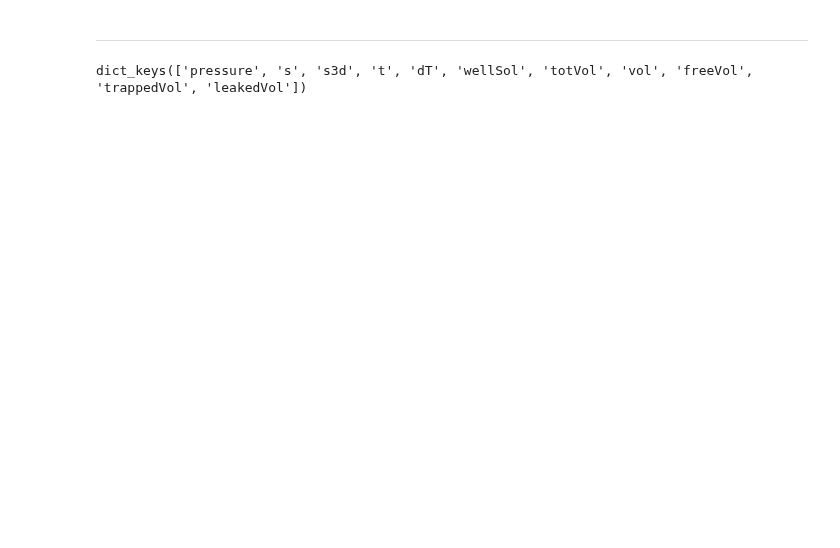
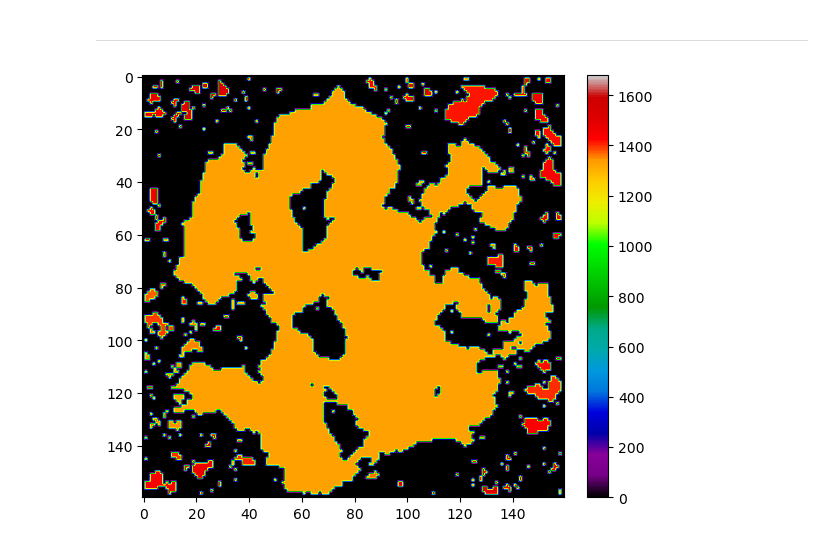
Before and after one commit to misaelmmorales/Placement-Control-Optim-CO2, a Jupyter notebook: SlopingAquifer/SlopingAquifer.ipynb, the cells around one changed output. Saved outputs shown, nothing was run; the diff lists cells and outputs as text; code cells hidden in the pictures; blank space fills up the shorter version.

```diff
--- a/SlopingAquifer/SlopingAquifer.ipynb
+++ b/SlopingAquifer/SlopingAquifer.ipynb
@@ -12,7 +18,11 @@ NX, NY, NZ = 160, 160, 5
 # %% [markdown]
 ***
-# %%
-dd = sio.loadmat('states/states_307.mat', simplify_cells=True)['var']
-dd[0].keys()
-# %% [output]
-dict_keys(['pressure', 's', 's3d', 't', 'dT', 'wellSol', 'totVol', 'vol', 'freeVol', 'trappedVol', 'leakedVol'])
+# %%
+structuralTraps = sio.loadmat('structuralTraps.mat', simplify_cells=True)['ts']
+
+plt.imshow(structuralTraps['z_spill_loc'].reshape(NX,NY), cmap='nipy_spectral')
+plt.colorbar(pad=0.04, fraction=0.046)
+plt.tight_layout()
+plt.show()
+# %% [output]
+[figure, added]
```
Also changed, not shown: parts of 7 cells of this notebook, 5 other files.
